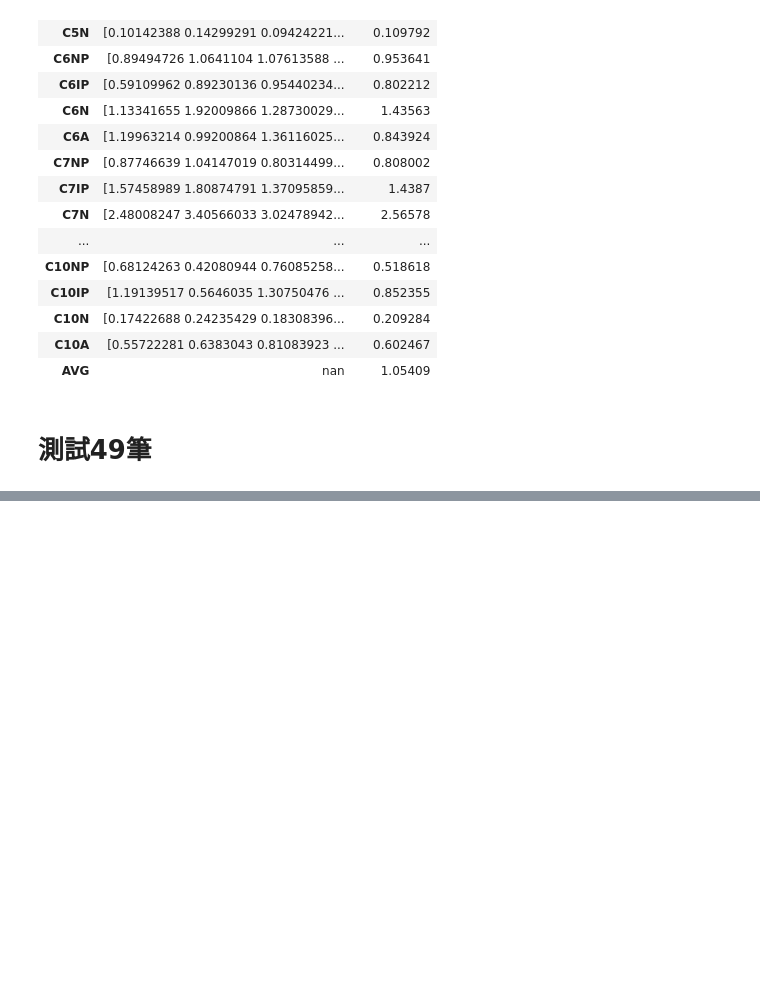
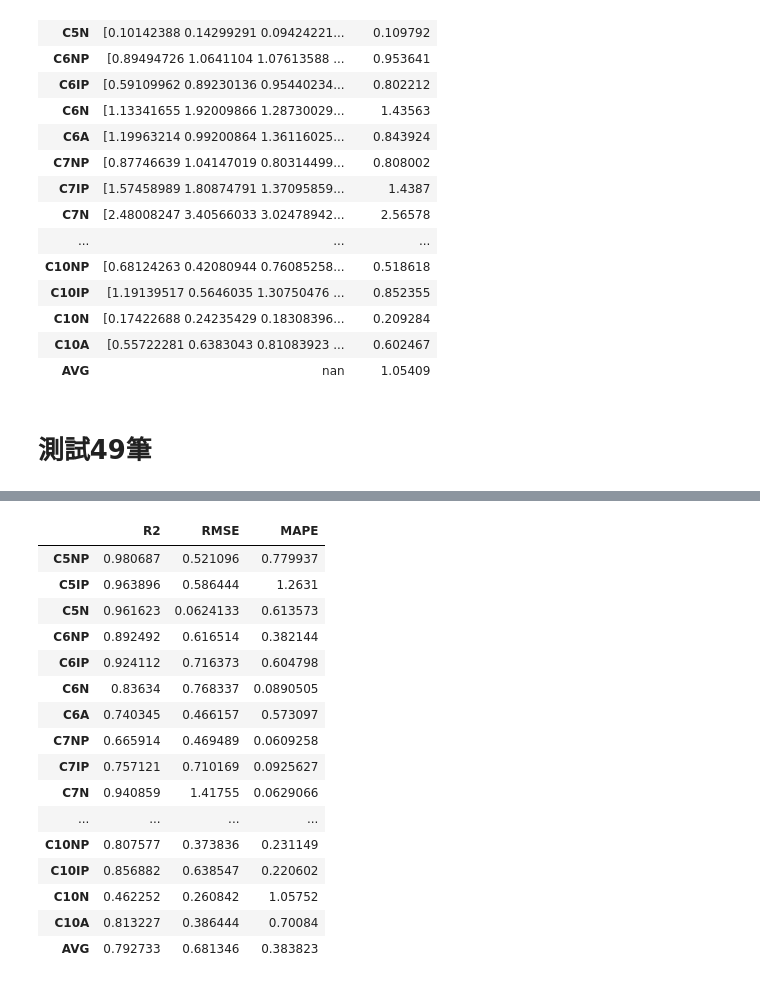
Before and after one commit to skywalker0803r/works, a Jupyter notebook: 輕油案子_交叉驗證_選模.ipynb, the cells around one changed output, grey strips where cells are left out. Saved outputs shown, nothing was run; the diff lists cells and outputs as text; code cells hidden in the pictures; blank space fills up the shorter version.

```diff
--- a/輕油案子_交叉驗證_選模.ipynb
+++ b/輕油案子_交叉驗證_選模.ipynb
@@ -290,4 +286,14 @@ res.style.background_gradient()
 | AVG | nan | 1.05409 |
 # %% [markdown]
 # 測試49筆
+# %%
+def mape(a, b):
+    mask = a != 0
+    return (np.fabs(a - b)/a)[mask].mean()
+def metric(y_t,y_p,name):
+  res = {'R2':r2_score(y_t,y_p),
+         'RMSE':sqrt(mean_squared_error(y_t,y_p)),
+         'MAPE':mape(y_t,y_p),
+         }
+  return pd.DataFrame(res,index=[name])
 # %%
@@ -330,0 +314,24 @@ modeling(model,train,test,features_map,sequential=False).style.background_gradie
+# %%
+res = pd.DataFrame()
+for y_name in y_columns:
+  res = res.append(metric(test[y_name],y_pred[y_name],y_name))
+res.loc['AVG'] = res.mean()
+res.style.background_gradient()
+# %% [output]
+|  | R2 | RMSE | MAPE |
+| C5NP | 0.980687 | 0.521096 | 0.779937 |
+| C5IP | 0.963896 | 0.586444 | 1.2631 |
+| C5N | 0.961623 | 0.0624133 | 0.613573 |
+| C6NP | 0.892492 | 0.616514 | 0.382144 |
+| C6IP | 0.924112 | 0.716373 | 0.604798 |
+| C6N | 0.83634 | 0.768337 | 0.0890505 |
+| C6A | 0.740345 | 0.466157 | 0.573097 |
+| C7NP | 0.665914 | 0.469489 | 0.0609258 |
+| C7IP | 0.757121 | 0.710169 | 0.0925627 |
+| C7N | 0.940859 | 1.41755 | 0.0629066 |
+| ... | ... | ... | ... |
+| C10NP | 0.807577 | 0.373836 | 0.231149 |
+| C10IP | 0.856882 | 0.638547 | 0.220602 |
+| C10N | 0.462252 | 0.260842 | 1.05752 |
+| C10A | 0.813227 | 0.386444 | 0.70084 |
+| AVG | 0.792733 | 0.681346 | 0.383823 |
```
Also changed, not shown: parts of 12 cells of this notebook.
